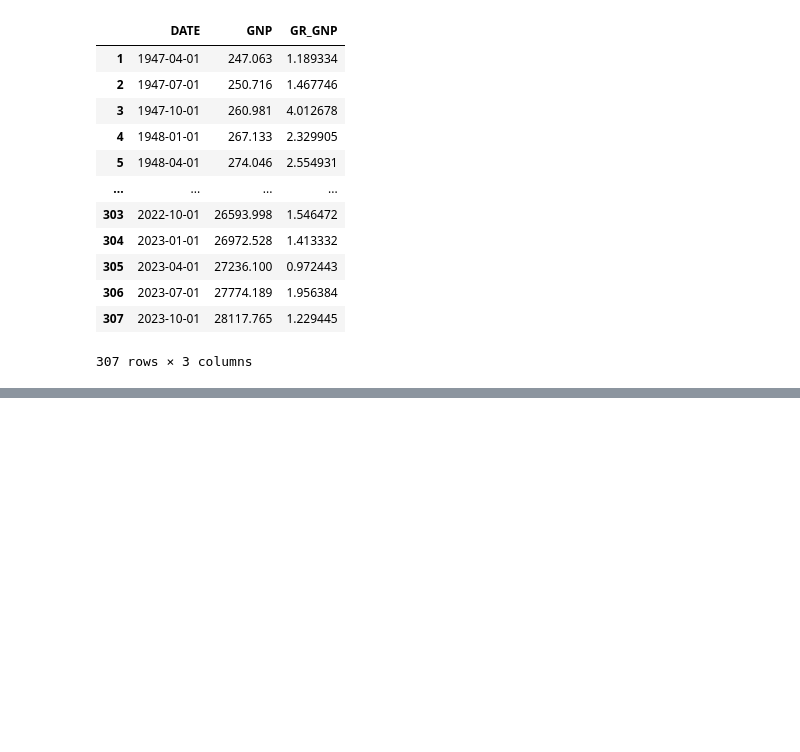
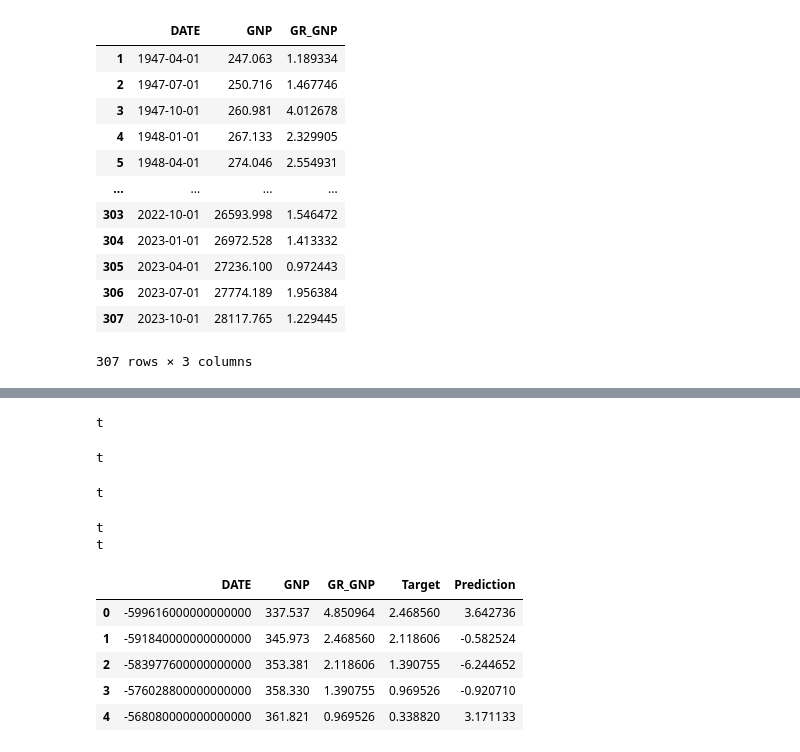
Before and after one commit to AxelFritz2/Optimal-Forecasts-from-Markov-Switching-Models, a Jupyter notebook: Data_analysis.ipynb, the cells around one changed output, grey strips where cells are left out. Drawn from its saved outputs; the diff is of its cells as text; code cells hidden in the pictures; blank space fills up the shorter version.

```diff
--- a/Data_analysis.ipynb
+++ b/Data_analysis.ipynb
@@ -265,3 +274,68 @@ Name: GR_GNP, Length: 306, dtype: float64
+# %%
+def prepare_data_value(stock, horizon_prev, test_size, window_size):
+    stock_copy = stock.copy()
+
+    split = int(test_size * stock_copy.shape[0])
+    stock_copy = stock_copy.iloc[split - window_size:].copy()
+
+    stock_copy['DATE'] = pd.to_datetime(stock_copy['DATE'])
+
+    stock_copy["Target"] = stock_copy["GR_GNP"].shift(-horizon_prev)
+    stock_copy.dropna(inplace=True)
+
+    return stock_copy
+
+def markov_rolling_window(stock: pd.DataFrame):
+    horizon_prev = 1
+    window_size = 12
+    stock = prepare_data_value(stock, horizon_prev = 1, test_size = 0.05, window_size = 12)
+    prediction_dates = []
+    predictions = []
+
+    for start in range(0, 5):#len(stock) - window_size - horizon_prev):
+        end = start + window_size
+        train = stock[start:end].copy()
+        train.dropna(inplace=True)
+        test = stock[end:end + horizon_prev + window_size].copy()
+        test.dropna(inplace=True)
+
+        model = MarkovAutoregression(train['GR_GNP'][start:end], k_regimes=2, order = 2, switching_variance=True, switching_ar= False)
+
+        model.fit()
+        pred = model.predict(test['GR_GNP'])
+        predictions.append(pred)
+
+        prediction_date = stock.iloc[end + horizon_prev - 1]['DATE']
+
+        prediction_dates.append(prediction_date)
+        print('t')
+
+    predictions = [value[horizon_prev - 1] for value in predictions]
+
+    df_predictions = pd.DataFrame({'DATE': prediction_dates,
+                                       'Prediction': predictions})
+
+    df_predictions['DATE'] = pd.to_numeric(df_predictions['DATE'])
+    stock['DATE'] = pd.to_numeric(stock['DATE'])
+
+    predicted_df = stock.merge(df_predictions, on='DATE', how='inner')
+
+    return predicted_df
+
+
+markov_rolling_window(df)
+# %% [output]
+t
+t
+t
+t
+t
+|  | DATE | GNP | GR_GNP | Target | Prediction |
+| 0 | -599616000000000000 | 337.537 | 4.850964 | 2.468560 | 3.642736 |
+| 1 | -591840000000000000 | 345.973 | 2.468560 | 2.118606 | -0.582524 |
+| 2 | -583977600000000000 | 353.381 | 2.118606 | 1.390755 | -6.244652 |
+| 3 | -576028800000000000 | 358.330 | 1.390755 | 0.969526 | -0.920710 |
+| 4 | -568080000000000000 | 361.821 | 0.969526 | 0.338820 | 3.171133 |
 # %%
 import pandas as pd
 import statsmodels.api as sm
```
Also changed, not shown: parts of 5 cells of this notebook.
